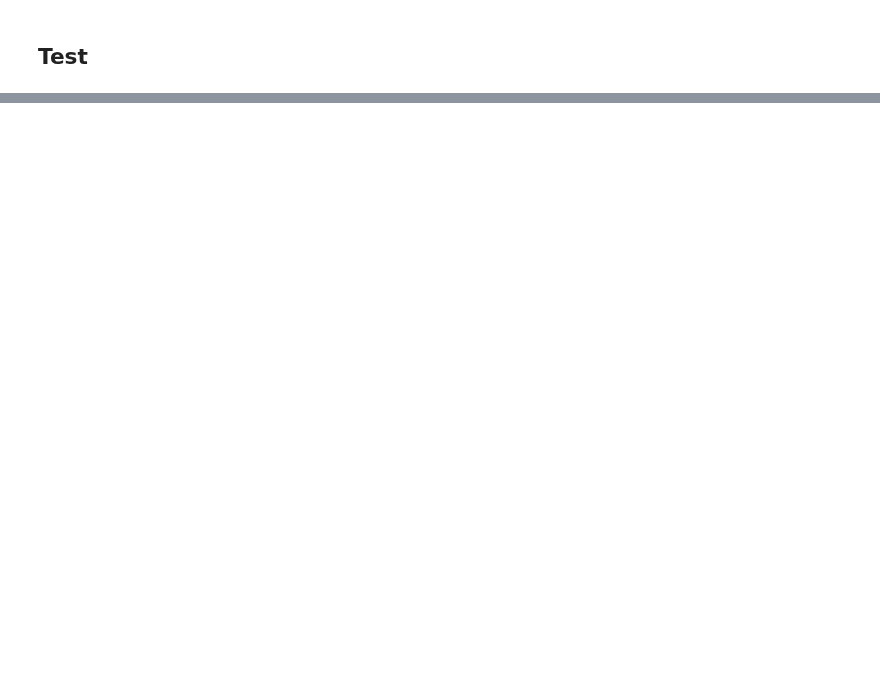
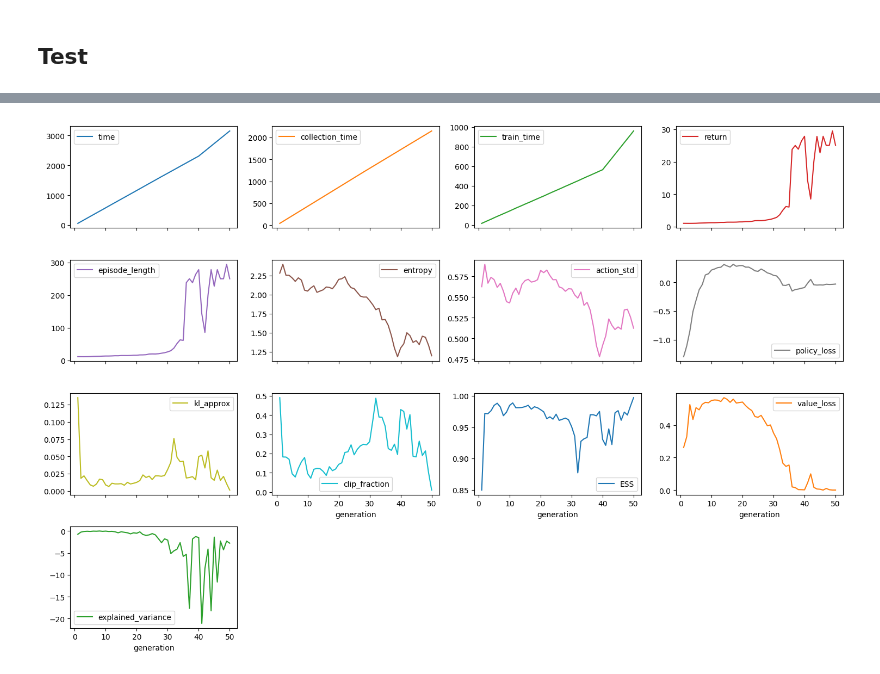
Before and after one commit to notDroid/unity-rl, a Jupyter notebook: experiments/3DBall/exp1/rl.ipynb, the cells around one changed output, grey strips where cells are left out. Drawn from its saved outputs; the diff is of its cells as text; code cells hidden in the pictures; blank space fills up the shorter version.

```diff
--- a/experiments/3DBall/exp1/rl.ipynb
+++ b/experiments/3DBall/exp1/rl.ipynb
@@ -544,0 +845,17 @@ ENTROPY_COEF = 1e-4
+# %%
+LOG_KEYS = [
+    "generation", "time", "collection_time", "train_time",  # Training Progress Metrics
+    "return", "episode_length",                             # Performance Metrics
+    "entropy", "action_std",                                # Exploration Metrics
+    "policy_loss", "kl_approx", "clip_fraction", "ESS",     # Policy Metrics
+    "value_loss", "explained_variance",                     # Value Metrics
+]
+
+LOG_PATH = 'logs'
+CKPT_PATH = 'ckpt'
+MODEL_PATH = 'models'
+NAME = 'testrun1'
+
+LOG_INTERVAL = 1
+CHECKPOINT_INTERVAL = 1
+METRIC_KEY = "episode_length"
@@ -628,0 +1030,6 @@ Memory Statistics:
+# %%
+# Load history
+logger = Logger(keys = LOG_KEYS, log_path=LOG_PATH, name=NAME)
+df = logger.dataframe()
+df = df.set_index('generation')
+df
@@ -629,3 +1055,8 @@ Memory Statistics:
+# %%
+df.plot(subplots=True, layout=(4,4), figsize=(15, 10))
+plt.tight_layout()
+# %% [output]
+[figure, added]
 # %%
 env = create_env(graphics=True)
 # %% [output]
```
Also changed, not shown: parts of 33 cells of this notebook, 42 other files.
